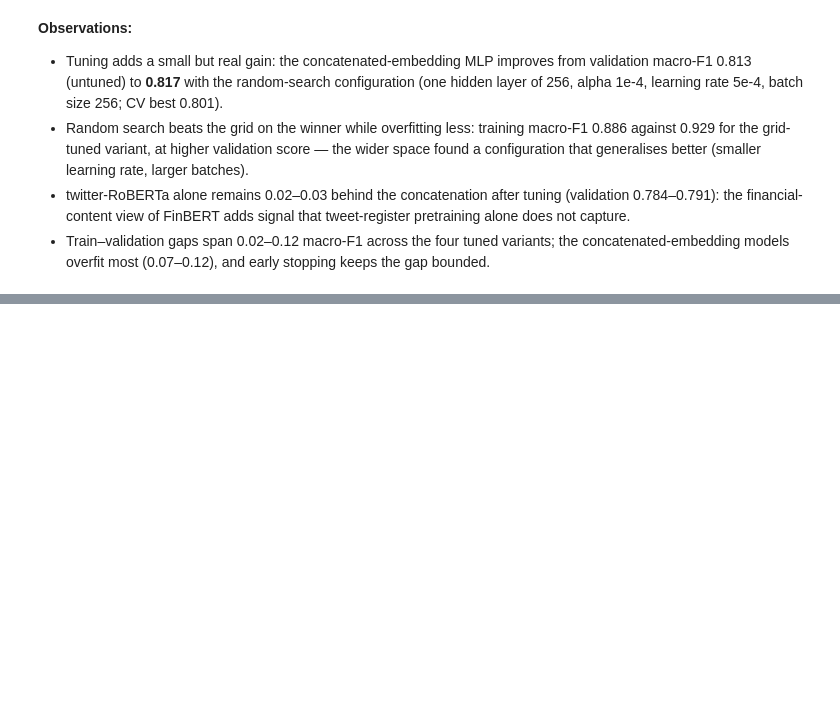
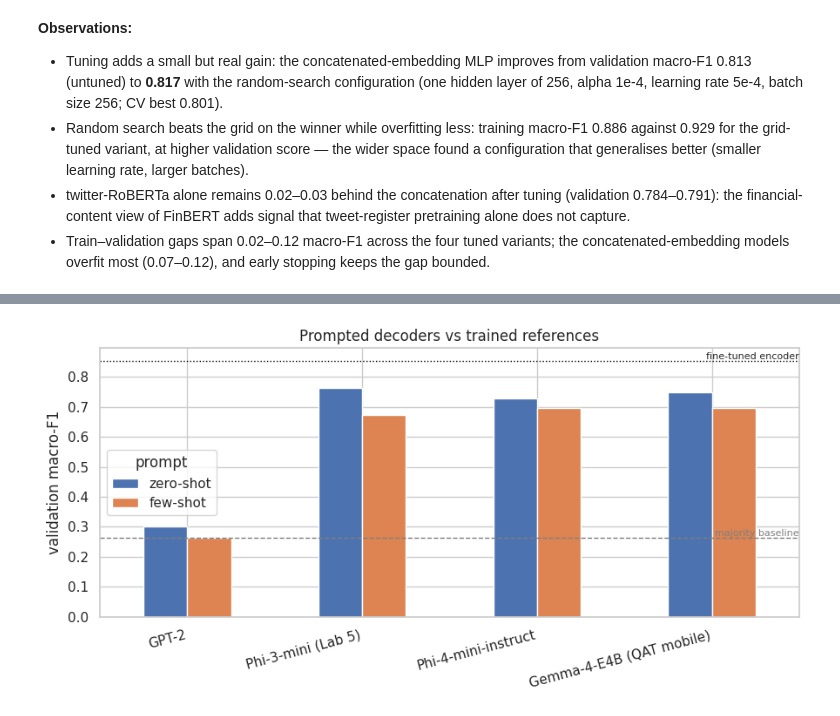
Before and after one commit to simon-sazonov/Text_Mining, a Jupyter notebook: group_12/tm_tests_12_v2.ipynb, the cells around one changed output, grey strips where cells are left out. Saved outputs shown, nothing was run; the diff lists cells and outputs as text; code cells hidden in the pictures; blank space fills up the shorter version.

```diff
--- a/group_12/tm_tests_12_v2.ipynb
+++ b/group_12/tm_tests_12_v2.ipynb
@@ -1271,0 +1365,25 @@ np.float64(0.847858663611814)
+# %%
+from transformers import AutoModelForCausalLM
+
+LABEL_WORDS = {0: "Bearish", 1: "Bullish", 2: "Neutral"}
+WORD_LABELS = {w.lower(): k for k, w in LABEL_WORDS.items()}
+
+# one few-shot example per class, sampled from the TRAINING split
+rng = np.random.default_rng(RANDOM_STATE)
+FEWSHOT = [(X_train_raw.iloc[i], int(y_train.iloc[i]))
+           for c in LABELS for i in [rng.choice(np.flatnonzero(y_train.values == c))]]
+
+def make_prompt(tweet, shots):
+    lines = ["Classify the financial tweet as exactly one word: Bearish, Bullish, or Neutral.", ""]
+    for example_text, example_label in shots:
+        lines += [f'Tweet: "{example_text}"', f"Answer: {LABEL_WORDS[example_label]}", ""]
+    lines += [f'Tweet: "{tweet}"', "Answer:"]
+    return "\n".join(lines)
+
+def parse_label(generated):
+    """Earliest label word in the generated text; fallback = majority class (Neutral)."""
+    t = generated.lower()
+    hits = {w: t.find(w) for w in WORD_LABELS if w in t}
+    return WORD_LABELS[min(hits, key=hits.get)] if hits else 2
+
+print(make_prompt("<TWEET TO CLASSIFY>", FEWSHOT))
@@ -1271,0 +1462,18 @@ np.float64(0.847858663611814)
+# %%
+# Decoders against the trained references
+pivot = pd.DataFrame(decoder_rows).pivot(index="decoder", columns="prompt",
+                                         values="val_macro_f1").reindex(list(DECODERS))
+ax = pivot[["zero-shot", "few-shot"]].plot(kind="bar", figsize=(9, 4.5))
+majority = f1_score(y_val, np.full(len(y_val), 2), average="macro")
+finetuned = f1_score(y_val, ft_val_pred, average="macro")
+ax.axhline(majority,  color="grey",  ls="--", lw=1)
+ax.axhline(finetuned, color="black", ls=":",  lw=1)
+ax.annotate("majority baseline", (len(pivot) - 0.5, majority), ha="right", va="bottom", fontsize=8, color="grey")
+ax.annotate("fine-tuned encoder", (len(pivot) - 0.5, finetuned), ha="right", va="bottom", fontsize=8)
+ax.set_ylabel("validation macro-F1"); ax.set_xlabel("")
+ax.set_title("Prompted decoders vs trained references")
+plt.xticks(rotation=15, ha="right"); plt.tight_layout()
+plt.savefig(f"{REPORT_FIG}/decoder_comparison.png", dpi=150, bbox_inches="tight")
+plt.show()
+# %% [output]
+[figure, added]
```
Also changed, not shown: parts of 41 cells of this notebook, 15 other files.
